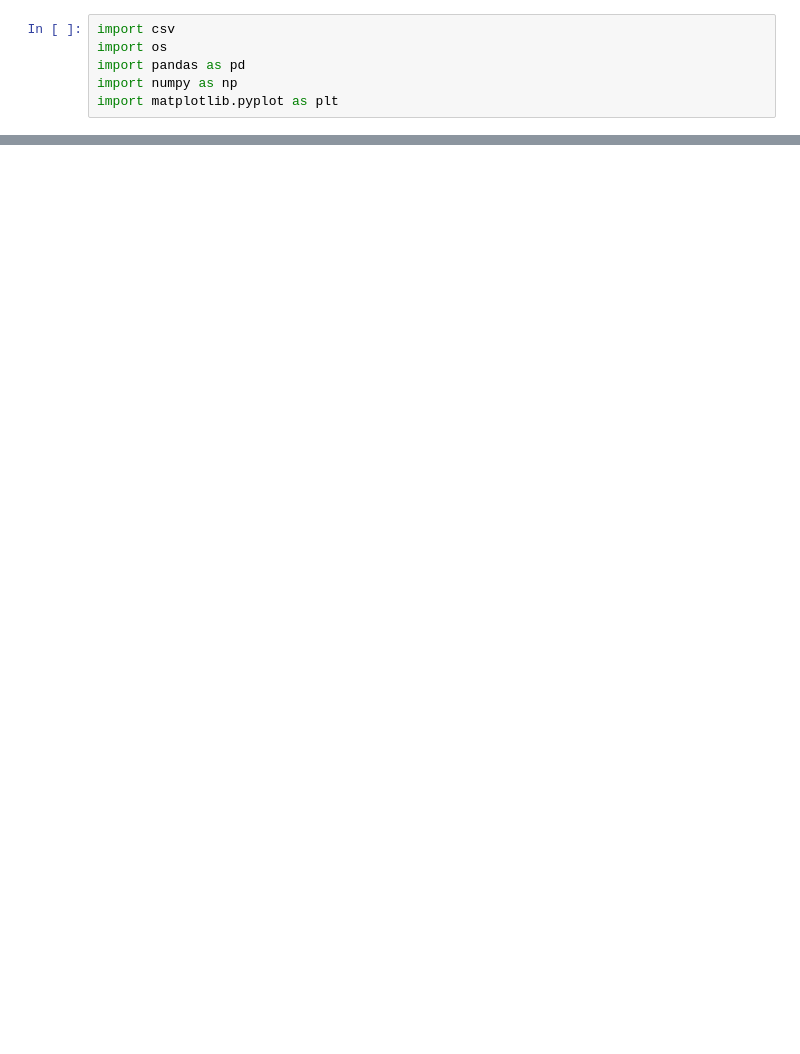
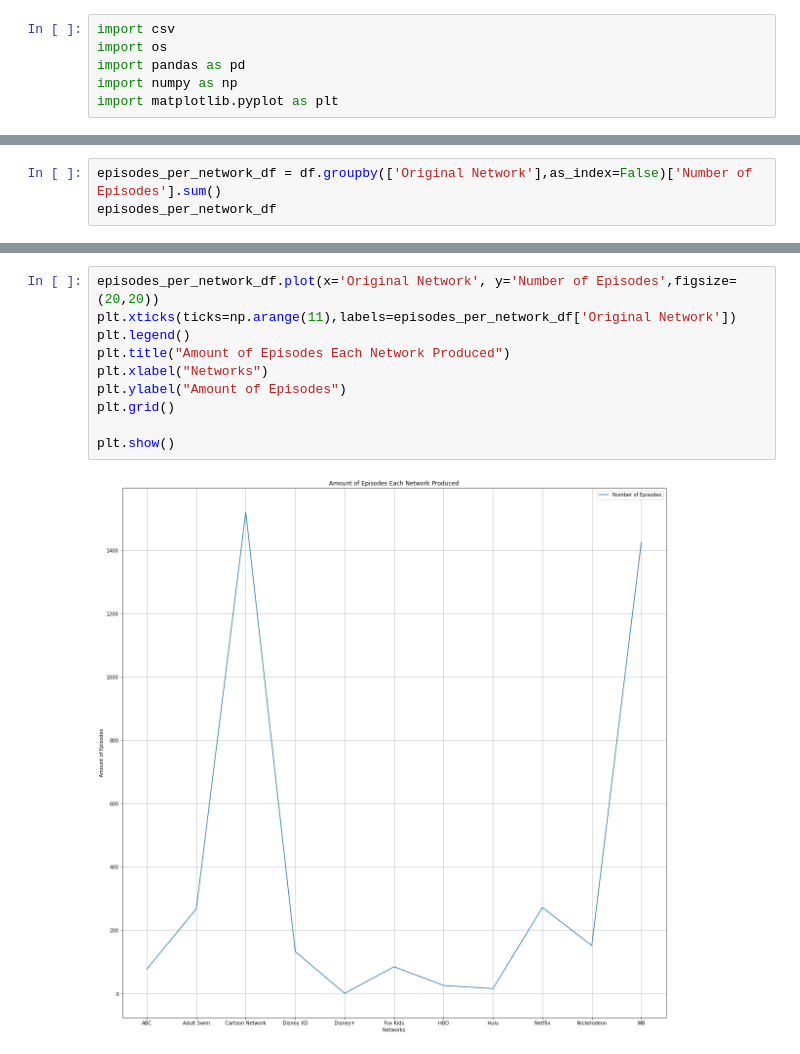
Before and after one commit to ChastityAM/Anime-Dataset, a Jupyter notebook: Animation.ipynb, the cells around one changed output, grey strips where cells are left out. Cells and saved outputs as stored; diff of their text form; blank space fills up the shorter version.

```diff
--- a/Animation.ipynb
+++ b/Animation.ipynb
@@ -28,0 +105,3 @@ df
+# %%
+episodes_per_network_df = df.groupby(['Original Network'],as_index=False)['Number of Episodes'].sum()
+episodes_per_network_df
@@ -28,0 +121,12 @@ df
+# %%
+episodes_per_network_df.plot(x='Original Network', y='Number of Episodes',figsize=(20,20))
+plt.xticks(ticks=np.arange(11),labels=episodes_per_network_df['Original Network'])
+plt.legend()
+plt.title("Amount of Episodes Each Network Produced")
+plt.xlabel("Networks")
+plt.ylabel("Amount of Episodes")
+plt.grid()
+
+plt.show()
+# %% [output]
+[figure, added]
```
Also changed, not shown: parts of 6 cells of this notebook.
